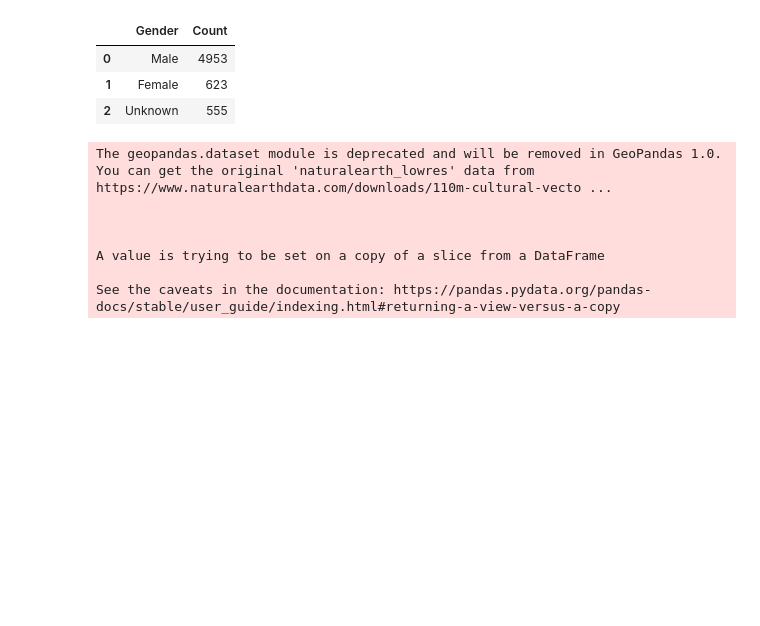
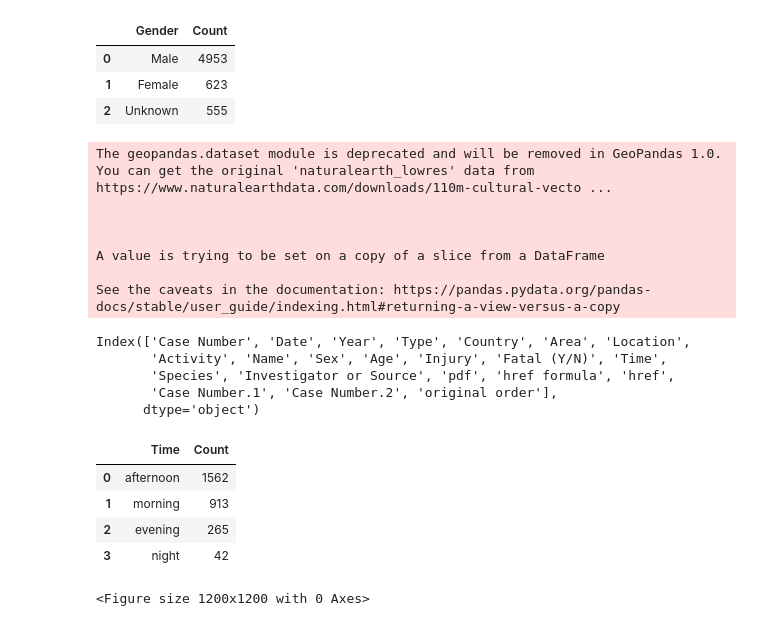
Before and after one commit to brieuc060303/Python, a Jupyter notebook: projet/requin/projet.ipynb, the cells around one changed output. Saved outputs shown, nothing was run; the diff lists cells and outputs as text; code cells hidden in the pictures; blank space fills up the shorter version.

```diff
--- a/projet/requin/projet.ipynb
+++ b/projet/requin/projet.ipynb
@@ -11,7 +11,7 @@ import plotly.graph_objects as go
 
 salut = "salut"
 # %%
-df = pd.read_csv('Z:/Bureau/Python/projet/requin/attacks.csv', encoding = 'latin1')
+df = pd.read_csv('attacks.csv', encoding='latin1')
 # %%
 df.describe
 # %% [output]
@@ -353,3 +353,11 @@ for _, row in world.iterrows():
         ).add_to(world_map)
 
 world_map.save('world_shark_attacks.html')
+# %%
+df.columns
+# %% [output]
+Index(['Case Number', 'Date', 'Year', 'Type', 'Country', 'Area', 'Location',
+       'Activity', 'Name', 'Sex', 'Age', 'Injury', 'Fatal (Y/N)', 'Time',
+       'Species', 'Investigator or Source', 'pdf', 'href formula', 'href',
+       'Case Number.1', 'Case Number.2', 'original order'],
+      dtype='object')
@@ -355,0 +396,55 @@ world_map.save('world_shark_attacks.html')
+# %%
+shark_f = shark_n.copy()
+def categorize_time(time_str):
+    if time_str.isdigit():
+        hour = int(time_str)
+        if 0 <= hour < 6:
+            return "night"
+        elif 6 <= hour < 12:
+            return "morning"
+        elif 12 <= hour < 18:
+            return "afternoon"
+        elif 18 <= hour < 24:
+            return "evening"
+    else:
+        return time_str
+
+# Apply the categorize_time function to the 'Time' column
+shark_f['Time'] = shark_f['Time'].apply(categorize_time)
+
+import matplotlib.pyplot as plt
+
+time_count = shark_f['Time'].value_counts().reset_index().rename(columns={'index':'Time','Time':'Count'})
+time_count
+# %% [output]
+|  | Time | Count |
+| 0 | afternoon | 1562 |
+| 1 | morning | 913 |
+| 2 | evening | 265 |
+| 3 | night | 42 |
+# %%
+fig6 = plt.gcf()
+fig6.set_size_inches(12, 12)
+
+fig6 = px.pie(data_frame = time_count,
+             values = 'Count',
+             names = 'Time',
+             title = 'Time of the attack',
+             color_discrete_sequence=px.colors.qualitative.Pastel
+             )
+
+fig6.update_traces(textposition ='outside',
+                  textinfo = 'label+percent')
+fig6.update_layout(paper_bgcolor='cornsilk',
+                  legend_title = 'Time',
+                  font = dict(
+                      family = "Courier New, monospace",
+                      size = 18,
+                      color = 'black'
+                  ))
+
+fig6.show()
+
+plt.show()
+# %% [output]
+<Figure size 1200x1200 with 0 Axes>
```
Also changed, not shown: parts of 4 cells of this notebook, 1 other file.
